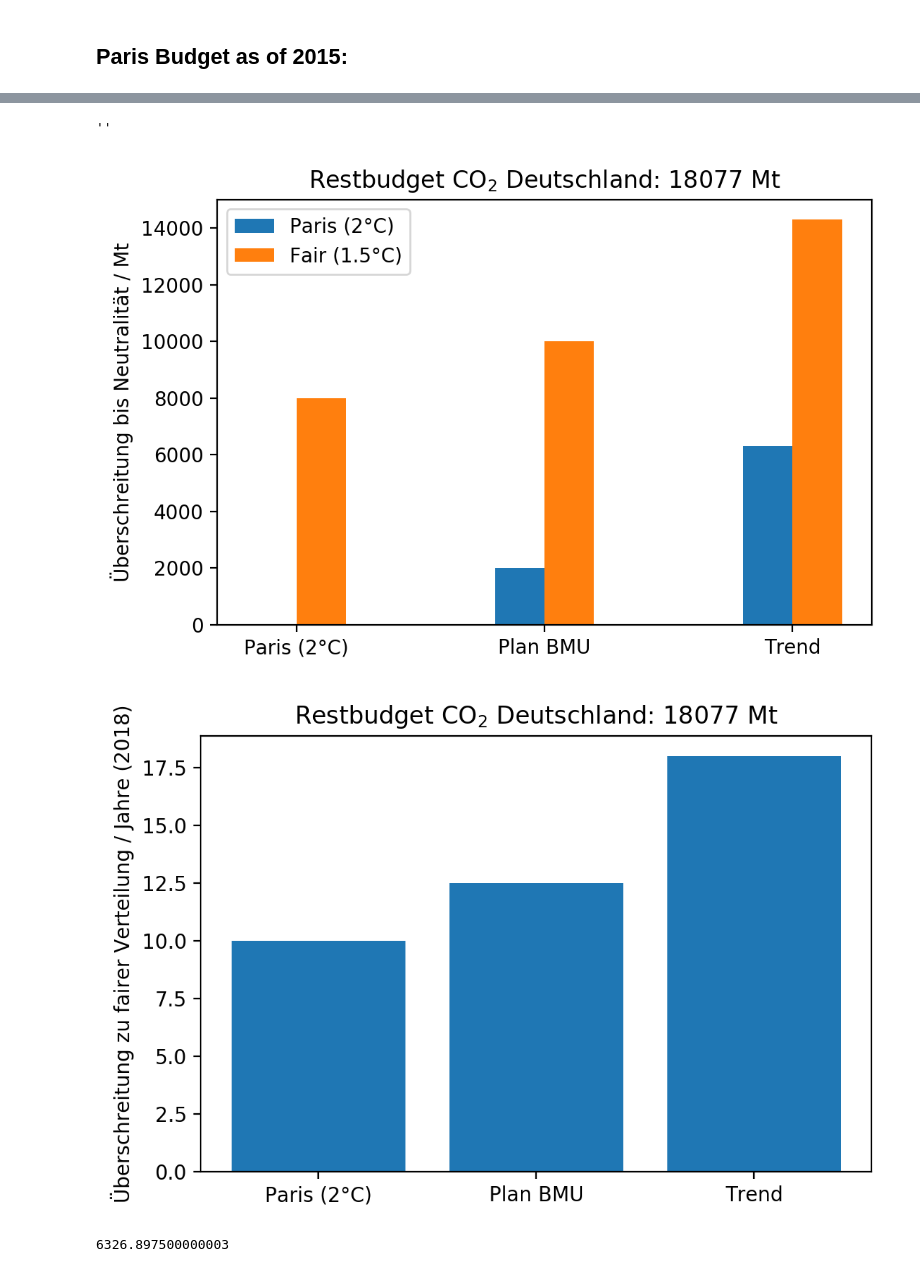
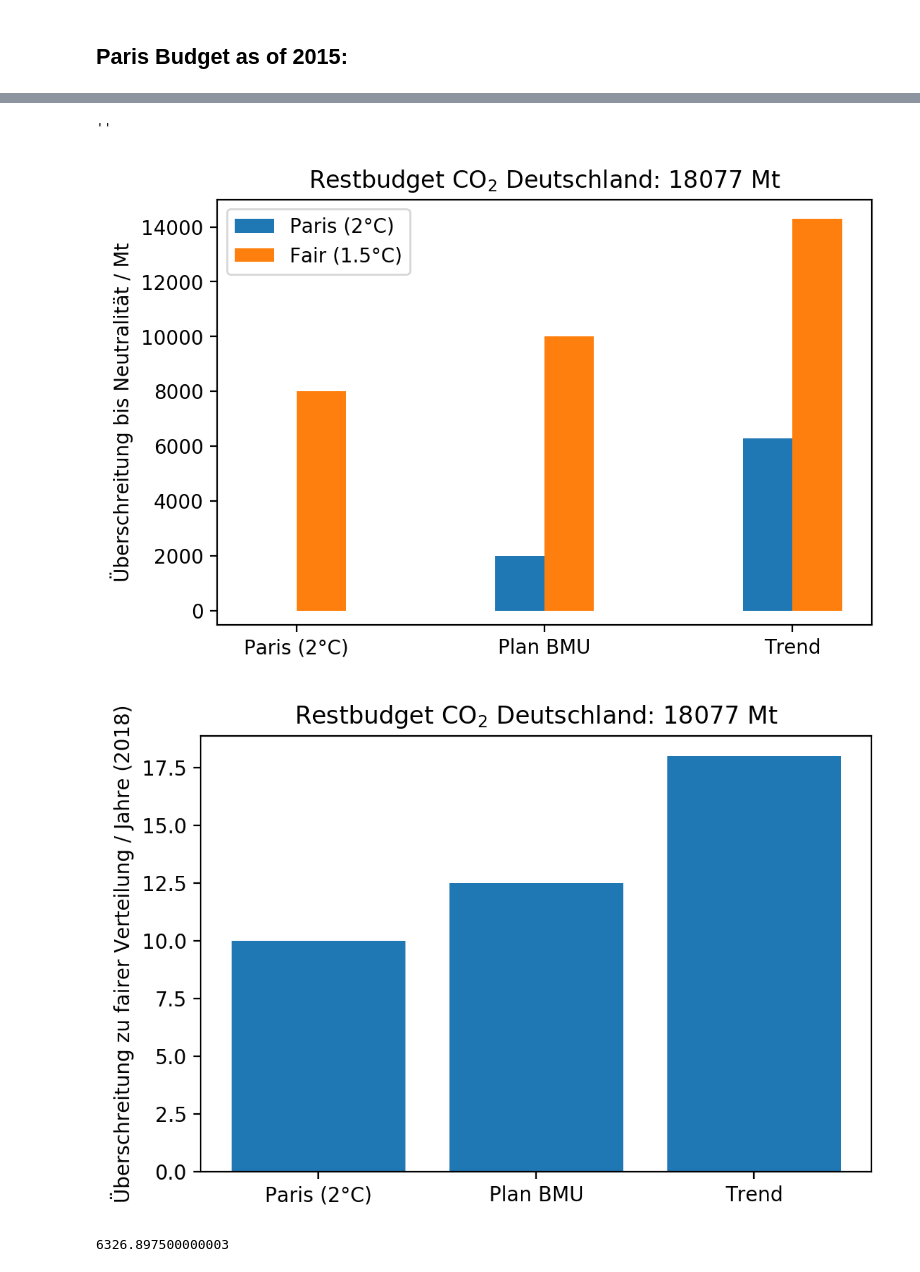
Before and after one commit to s4f-dortmund/open_data_notebooks, a Jupyter notebook: co2_germany_since_1990.ipynb, the cells around one changed output, grey strips where cells are left out. Saved outputs shown, nothing was run; the diff lists cells and outputs as text; code cells hidden in the pictures.

```diff
--- a/co2_germany_since_1990.ipynb
+++ b/co2_germany_since_1990.ipynb
@@ -254,25 +283,26 @@ Text(0.5,0,'Jahr')
 # %%
 plt.figure(dpi=200)
 plt.bar(np.arange(1,4)-0.1,[0,2000,6300], width=0.2, label='Paris (2°C)')
 
 plt.title(f'Restbudget CO$_2$ Deutschland: {budget:.0f} Mt')
 plt.ylabel('Überschreitung bis Neutralität / Mt')
 ;
 plt.bar(np.arange(1,4)+0.1,[8000,10000,14300], width=0.2, label='Fair (1.5°C)')
 
 plt.xticks(np.arange(1,4),['Paris (2°C)','Plan BMU','Trend'])
 plt.legend()
-
+plt.ylim(-500,15000)
 ;
 plt.figure(dpi=200)
 plt.bar(['Paris (2°C)','Plan BMU','Trend'],[10,12.5,18])
 
 plt.title(f'Restbudget CO$_2$ Deutschland: {budget:.0f} Mt')
 plt.ylabel('Überschreitung zu fairer Verteilung / Jahre (2018)')
+
 ;
 # %% [output]
 ''
-[figure, old version]
+[figure, new version]
 [figure]
 # %%
 budget / 2 * 2.7 - budget
```
Also changed, not shown: parts of 2 cells of this notebook.
